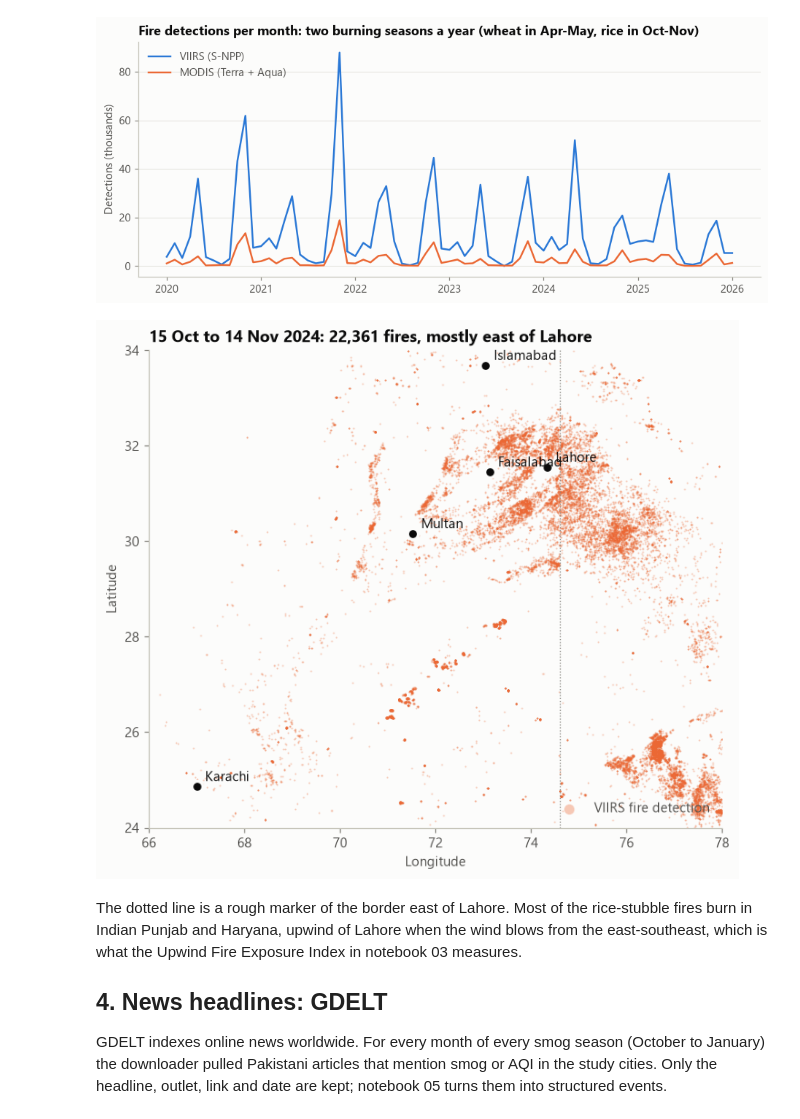
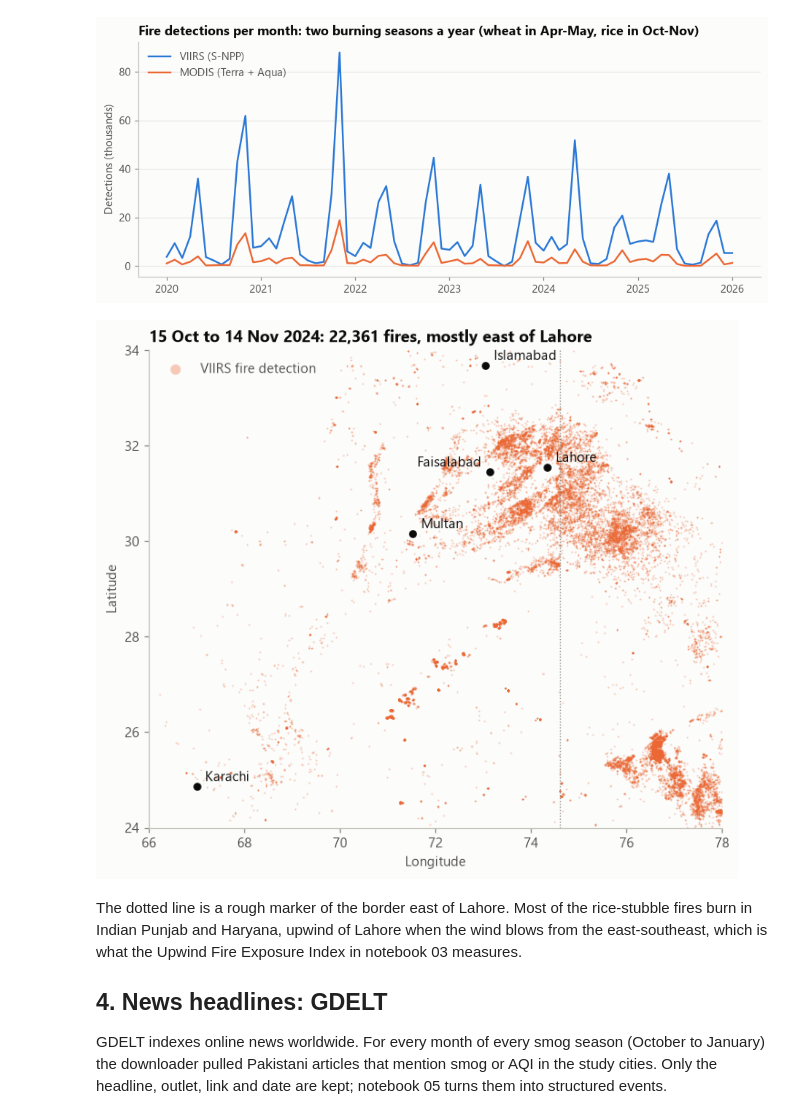
Before and after one commit to FarhanRajputFelix/saans, a Jupyter notebook: notebooks/01_data_ingestion.ipynb, the cells around one changed output. Drawn from its saved outputs; the diff is of its cells as text; code cells hidden in the pictures.

```diff
--- a/notebooks/01_data_ingestion.ipynb
+++ b/notebooks/01_data_ingestion.ipynb
@@ -209,20 +209,22 @@ plt.show()
 # %%
 nov24 = fires[(fires.time_utc >= "2024-10-15") & (fires.time_utc < "2024-11-15") & (fires.source == "VIIRS_SNPP_SP")]
 fig, ax = plt.subplots(figsize=(7.5, 6.2))
 ax.scatter(nov24.longitude, nov24.latitude, s=1.5, color=viz.SERIES[1], alpha=0.35, linewidths=0, label="VIIRS fire detection")
 for c in CITIES.values():
     ax.scatter(c.lon, c.lat, s=60, color=viz.INK, zorder=3, edgecolor=viz.SURFACE, linewidth=2)
-    ax.annotate(c.name, (c.lon, c.lat), xytext=(6, 4), textcoords="offset points", fontsize=10, color=viz.INK)
+    left = c.slug == "faisalabad"  # Faisalabad sits just west of Lahore: label it on the left so the names don't collide
+    ax.annotate(c.name, (c.lon, c.lat), xytext=(-6 if left else 6, 4), textcoords="offset points", fontsize=10,
+                color=viz.INK, ha="right" if left else "left")
 ax.axvline(74.6, color=viz.MUTED, lw=0.8, ls=":")  # rough line of the India-Pakistan border near Lahore
 ax.set(title=f"15 Oct to 14 Nov 2024: {len(nov24):,} fires, mostly east of Lahore", xlabel="Longitude", ylabel="Latitude",
        xlim=(66, 78), ylim=(24, 34))
 ax.set_aspect("equal")
 ax.grid(visible=False)
-ax.legend(loc="lower right", markerscale=6)
+ax.legend(loc="upper left", markerscale=6)
 fig.savefig(REPORTS / "figures/fires_map_nov2024.png", bbox_inches="tight")
 plt.show()
 # %% [output]
-[figure, old version]
+[figure, new version]
 # %% [markdown]
 The dotted line is a rough marker of the border east of Lahore. Most of the rice-stubble fires burn in Indian Punjab and Haryana, upwind of Lahore when the wind blows from the east-southeast, which is what the Upwind Fire Exposure Index in notebook 03 measures.
 
```
Also changed, not shown: parts of 3 cells of this notebook, 6 other files.
